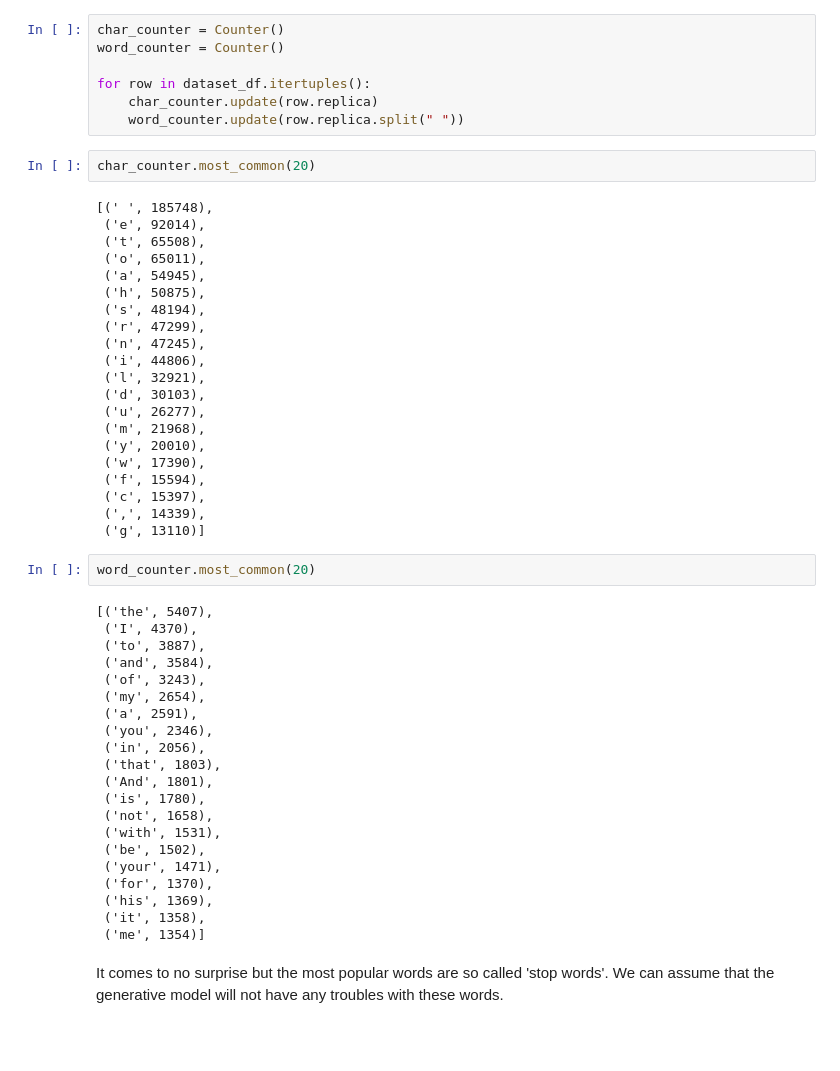
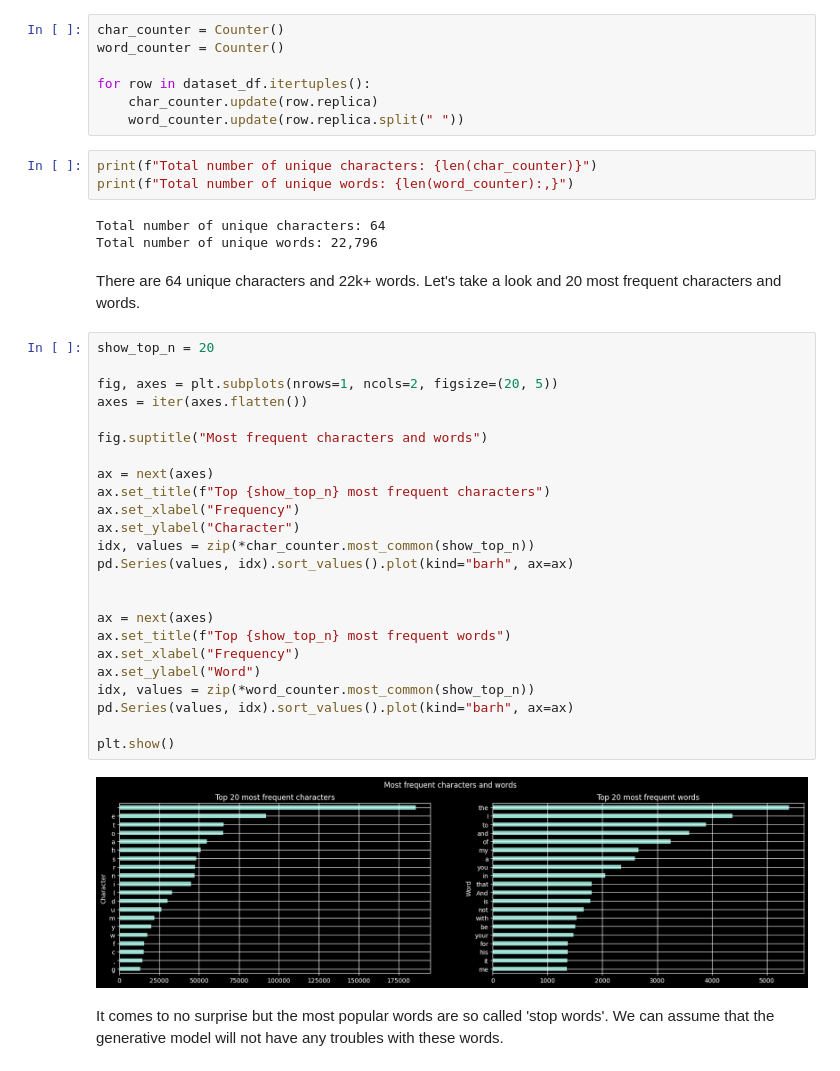
Before and after one commit to Andrei-Aksionov/nanoGPTplus, a Jupyter notebook: notebooks/EDA/tiny_shakespeare.ipynb, the cells around one changed output. Drawn from its saved outputs; the diff is of its cells as text; blank space fills up the shorter version.

```diff
--- a/notebooks/EDA/tiny_shakespeare.ipynb
+++ b/notebooks/EDA/tiny_shakespeare.ipynb
@@ -185,52 +189,40 @@ word_counter = Counter()
 for row in dataset_df.itertuples():
     char_counter.update(row.replica)
     word_counter.update(row.replica.split(" "))
-# %%
-char_counter.most_common(20)
-# %% [output]
-[(' ', 185748),
- ('e', 92014),
- ('t', 65508),
- ('o', 65011),
- ('a', 54945),
- ('h', 50875),
- ('s', 48194),
- ('r', 47299),
- ('n', 47245),
- ('i', 44806),
- ('l', 32921),
- ('d', 30103),
- ('u', 26277),
- ('m', 21968),
- ('y', 20010),
- ('w', 17390),
- ('f', 15594),
- ('c', 15397),
- (',', 14339),
- ('g', 13110)]
-# %%
-word_counter.most_common(20)
-# %% [output]
-[('the', 5407),
- ('I', 4370),
- ('to', 3887),
- ('and', 3584),
- ('of', 3243),
- ('my', 2654),
- ('a', 2591),
- ('you', 2346),
- ('in', 2056),
- ('that', 1803),
- ('And', 1801),
- ('is', 1780),
- ('not', 1658),
- ('with', 1531),
- ('be', 1502),
- ('your', 1471),
- ('for', 1370),
- ('his', 1369),
- ('it', 1358),
- ('me', 1354)]
+# %%
+print(f"Total number of unique characters: {len(char_counter)}")
+print(f"Total number of unique words: {len(word_counter):,}")
+# %% [output]
+Total number of unique characters: 64
+Total number of unique words: 22,796
+# %% [markdown]
+There are 64 unique characters and 22k+ words. Let's take a look and 20 most frequent characters and words.
+# %%
+show_top_n = 20
+
+fig, axes = plt.subplots(nrows=1, ncols=2, figsize=(20, 5))
+axes = iter(axes.flatten())
+
+fig.suptitle("Most frequent characters and words")
+
+ax = next(axes)
+ax.set_title(f"Top {show_top_n} most frequent characters")
+ax.set_xlabel("Frequency")
+ax.set_ylabel("Character")
+idx, values = zip(*char_counter.most_common(show_top_n))
+pd.Series(values, idx).sort_values().plot(kind="barh", ax=ax)
+
+
+ax = next(axes)
+ax.set_title(f"Top {show_top_n} most frequent words")
+ax.set_xlabel("Frequency")
+ax.set_ylabel("Word")
+idx, values = zip(*word_counter.most_common(show_top_n))
+pd.Series(values, idx).sort_values().plot(kind="barh", ax=ax)
+
+plt.show()
+# %% [output]
+[figure, added]
 # %% [markdown]
 It comes to no surprise but the most popular words are so called 'stop words'. We can assume that the generative model will not have any troubles with these words.
 # %% [markdown]
```
Also changed, not shown: parts of 3 cells of this notebook, 1 other file.
